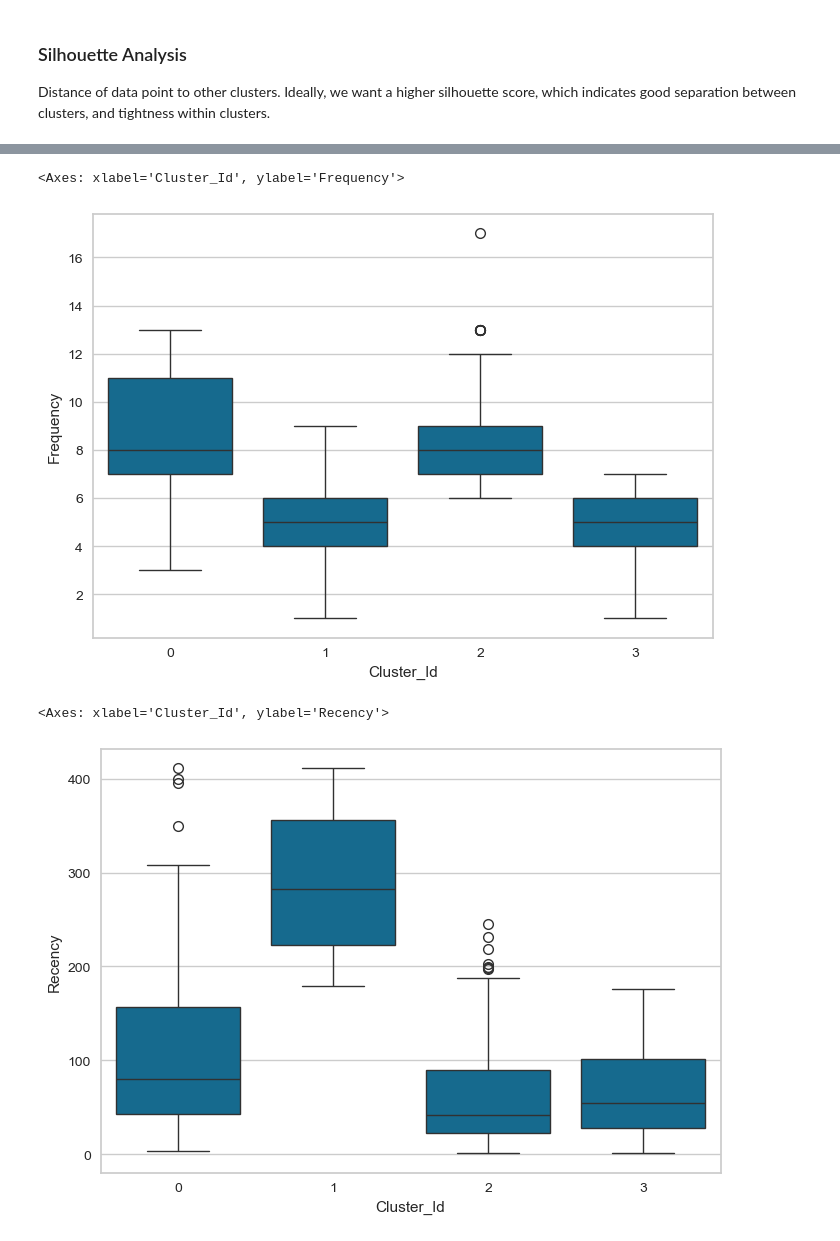
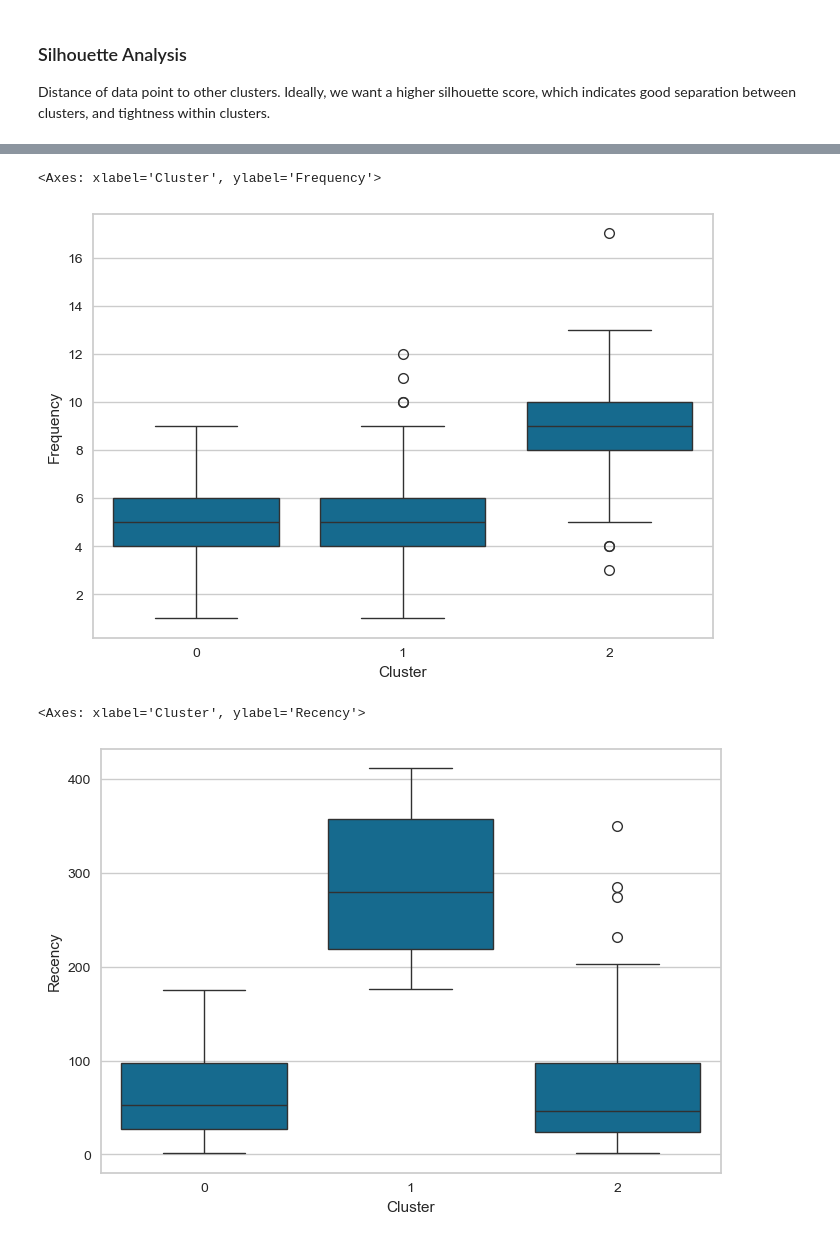
Before and after one commit to bbhatta10/E-Commerce-Sales-Insights-Tableau-Dashboard-, a Jupyter notebook: BI.ipynb, the cells around one changed output, grey strips where cells are left out. Saved outputs shown, nothing was run; the diff lists cells and outputs as text; code cells hidden in the pictures.

```diff
--- a/BI.ipynb
+++ b/BI.ipynb
@@ -1513,7 +1517,7 @@ K_range = range(2, 11)
 inertia = []
 for k in K_range:
     kmeans = KMeans(n_clusters=k, random_state=42)
-    kmeans.fit(rfm_scaled)
+    kmeans.fit(rfm_scaled_df)
     inertia.append(kmeans.inertia_)
 
 plt.figure(figsize=(8,5))
@@ -1551,5 +1575,5 @@ K = 4 (Optimal Value observed)
 # %%
-optimal_k = 4  # Example, pick based on Elbow + Silhouette
+optimal_k = 3  # Example, pick based on Elbow + Silhouette
 kmeans = KMeans(n_clusters=optimal_k, random_state=42)
 rfm_clean['Cluster'] = kmeans.fit_predict(rfm_scaled)
 # %% [output]
@@ -1561,5 +1583,0 @@ See the caveats in the documentation: https://pandas.pydata.org/pandas-docs/stab
-# %%
-
-# assign the label
-rfm_clean['Cluster_Id'] = kmeans.labels_
-rfm_clean.head()
@@ -1584,15 +1584,15 @@ sns.boxplot(x='Cluster_Id', y='Monetary', data=rfm_clean)
 # %%
 # Box plot to visualize Cluster Id vs Frequency
-sns.boxplot(x='Cluster_Id', y='Frequency', data=rfm_clean)
+sns.boxplot(x='Cluster', y='Frequency', data=rfm_clean)
 # %% [output]
-<Axes: xlabel='Cluster_Id', ylabel='Frequency'>
+<Axes: xlabel='Cluster', ylabel='Frequency'>
-[figure, old version]
+[figure, new version]
 # %%
 # Box plot to visualize Cluster Id vs Recency
-sns.boxplot(x='Cluster_Id', y='Recency', data=rfm_clean)
+sns.boxplot(x='Cluster', y='Recency', data=rfm_clean)
 # %% [output]
-<Axes: xlabel='Cluster_Id', ylabel='Recency'>
+<Axes: xlabel='Cluster', ylabel='Recency'>
-[figure, old version]
+[figure, new version]
 # %%
 # Apply PCA to reduce to 2 dimensions
 pca = PCA(n_components=2)
```
Also changed, not shown: parts of 19 cells of this notebook, 1 other file.
